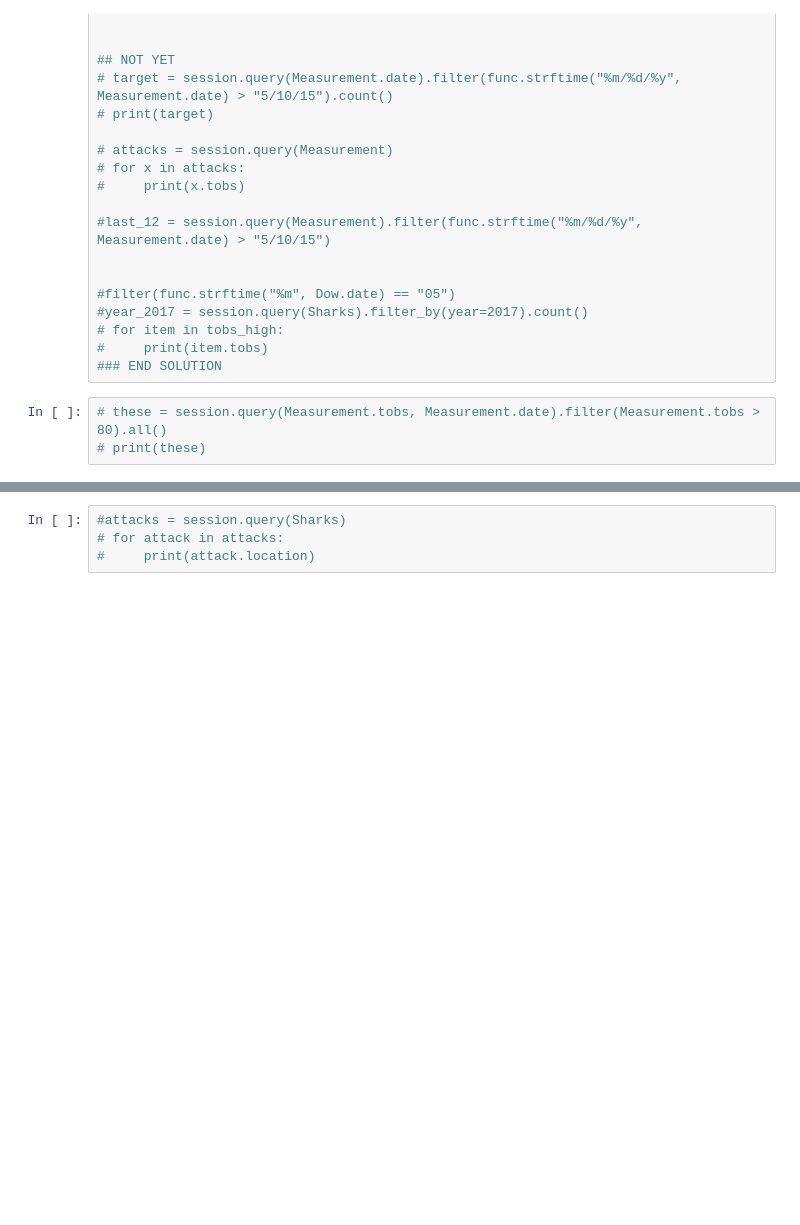
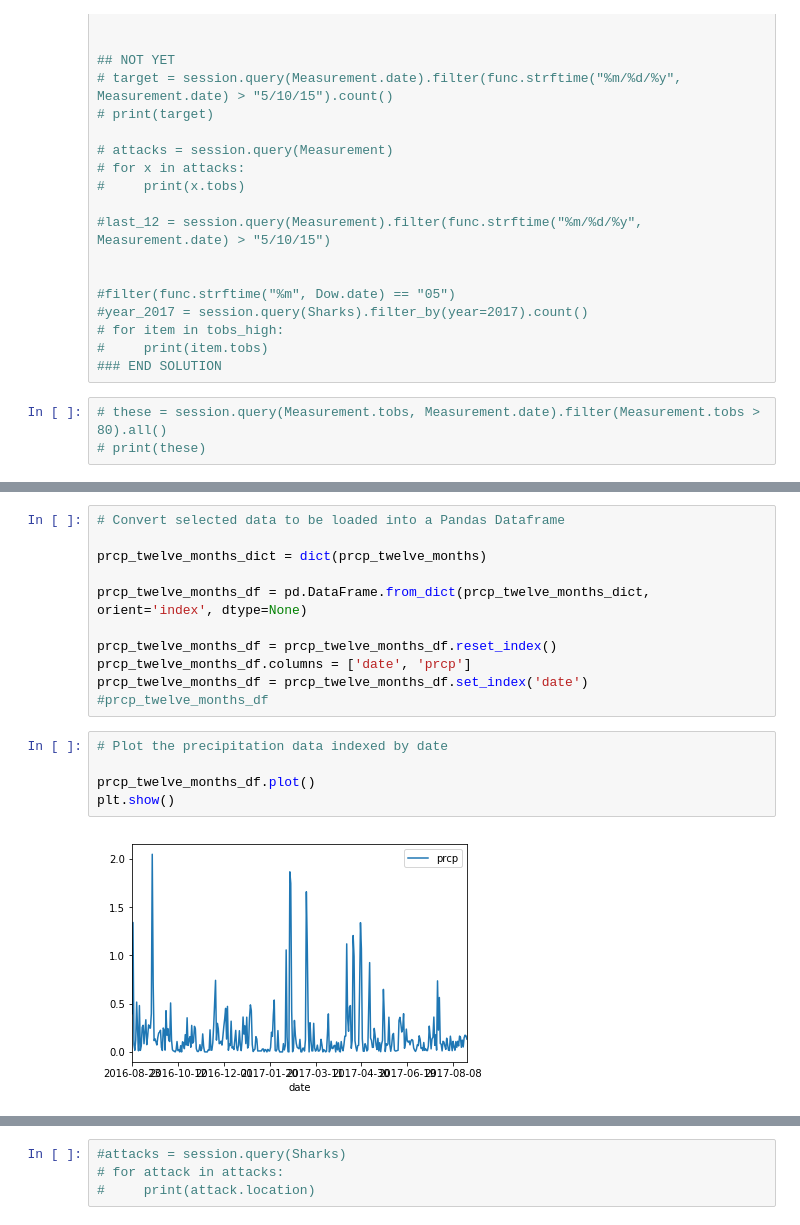
Before and after one commit to caelanosullivan/Flask-SQLAlchemy-hawaii-climate, a Jupyter notebook: climate_analysis.ipynb, the cells around one changed output, grey strips where cells are left out. Saved outputs shown, nothing was run; the diff lists cells and outputs as text; blank space fills up the shorter version.

Commit message:
Loaded precipitation averages into dataframe indexed on date and ready to plot

```diff
--- a/climate_analysis.ipynb
+++ b/climate_analysis.ipynb
@@ -182 +189,19 @@ print(prcp_twelve_months)
+# %%
+# Convert selected data to be loaded into a Pandas Dataframe
+
+prcp_twelve_months_dict = dict(prcp_twelve_months)
+
+prcp_twelve_months_df = pd.DataFrame.from_dict(prcp_twelve_months_dict, orient='index', dtype=None)
+
+prcp_twelve_months_df = prcp_twelve_months_df.reset_index()
+prcp_twelve_months_df.columns = ['date', 'prcp']
+prcp_twelve_months_df = prcp_twelve_months_df.set_index('date')
+#prcp_twelve_months_df
+# %%
+# Plot the precipitation data indexed by date
+
+prcp_twelve_months_df.plot()
+plt.show()
+# %% [output]
+[figure, added]
 # %%
```
Also changed, not shown: parts of 15 cells of this notebook.
